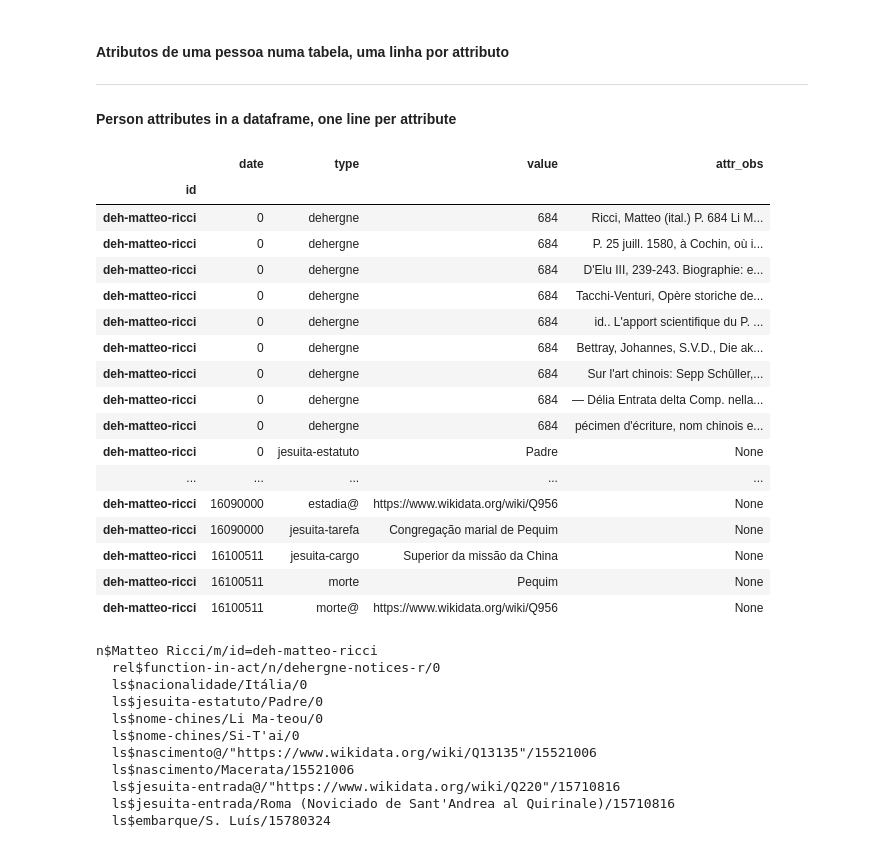
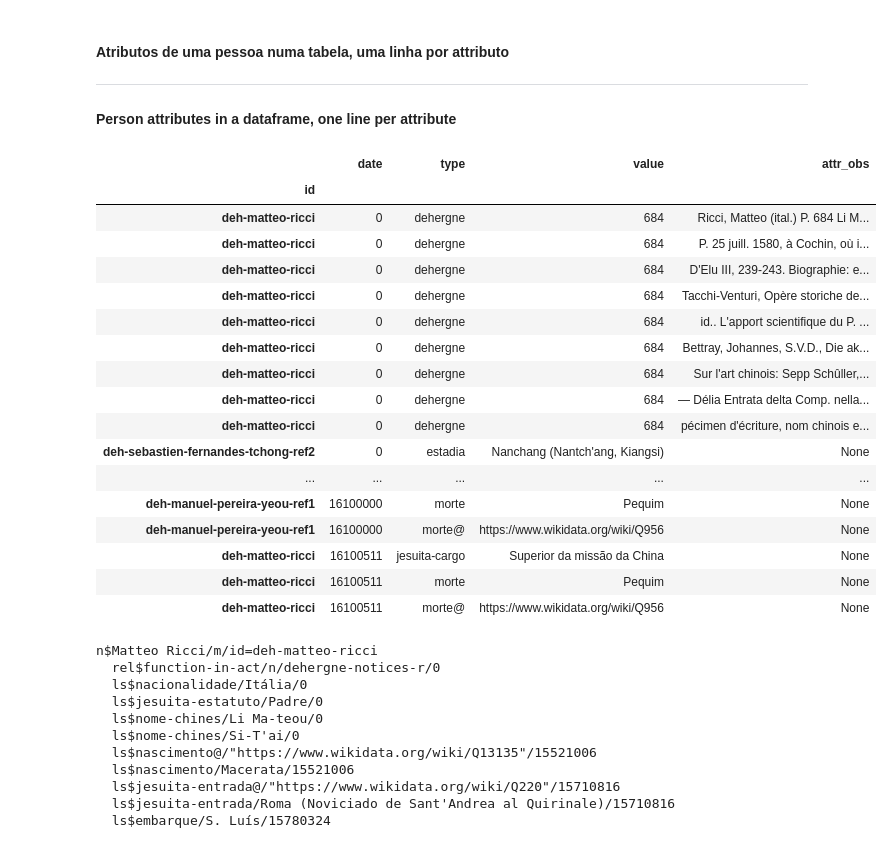
Before and after one commit to joaquimrcarvalho/dehergne-locations, a Jupyter notebook: notebooks/0-tutorial.ipynb, the cells around one changed output. Drawn from its saved outputs; the diff is of its cells as text; code cells hidden in the pictures.

```diff
--- a/notebooks/0-tutorial.ipynb
+++ b/notebooks/0-tutorial.ipynb
@@ -188,11 +186,14 @@ from timelink.api.models import Person
 show_only=10
 
 with tlnb.db.session() as session:
-    ricci = session.query(Person).filter(Person.name.like('%Ricci')).all()
+    ricci = session.query(Person).filter(Person.name.like('M%Ricci')).all()
 
     for mr in ricci[:show_only]:
         print(mr.to_kleio())
         print()
+
+ricci_ids = [mr.id for mr in ricci]
+print(ricci_ids)
 # %% [output]
 referido$Matteo Ricci/m/id=deh-joao-barradas-ref1
   rel$function-in-act/referido/dehergne-notices-b/0
@@ -477,28 +481,28 @@ df_totals.head(10)
 # %%
 import pandas as pd
 from timelink.pandas import group_attributes as person_attributes
 
 pd.set_option('display.max_rows',1000)
 
 id = 'deh-matteo-ricci'
-pdf = person_attributes([id],db=tlnb.db)  # note id in a list
+pdf = person_attributes(ricci_ids,db=tlnb.db)  # note id in a list
 pdf[['date','type','value','attr_obs']].sort_values(['date','type'])
 # %% [output]
 |  | date | type | value | attr_obs |
 | id |  |  |  |  |
 | deh-matteo-ricci | 0 | dehergne | 684 | Ricci, Matteo (ital.) P. 684 Li M... |
 | deh-matteo-ricci | 0 | dehergne | 684 | P. 25 juill. 1580, à Cochin, où i... |
 | deh-matteo-ricci | 0 | dehergne | 684 | D'Elu III, 239-243. Biographie: e... |
 | deh-matteo-ricci | 0 | dehergne | 684 | Tacchi-Venturi, Opère storiche de... |
 | deh-matteo-ricci | 0 | dehergne | 684 | id.. L'apport scientifique du P. ... |
 | deh-matteo-ricci | 0 | dehergne | 684 | Bettray, Johannes, S.V.D., Die ak... |
 | deh-matteo-ricci | 0 | dehergne | 684 | Sur l'art chinois: Sepp Schûller,... |
 | deh-matteo-ricci | 0 | dehergne | 684 | — Délia Entrata delta Comp. nella... |
 | deh-matteo-ricci | 0 | dehergne | 684 | pécimen d'écriture, nom chinois e... |
-| deh-matteo-ricci | 0 | jesuita-estatuto | Padre | None |
+| deh-sebastien-fernandes-tchong-ref2 | 0 | estadia | Nanchang (Nantch'ang, Kiangsi) | None |
 | ... | ... | ... | ... | ... |
-| deh-matteo-ricci | 16090000 | estadia@ | https://www.wikidata.org/wiki/Q956 | None |
-| deh-matteo-ricci | 16090000 | jesuita-tarefa | Congregação marial de Pequim | None |
+| deh-manuel-pereira-yeou-ref1 | 16100000 | morte | Pequim | None |
+| deh-manuel-pereira-yeou-ref1 | 16100000 | morte@ | https://www.wikidata.org/wiki/Q956 | None |
 | deh-matteo-ricci | 16100511 | jesuita-cargo | Superior da missão da China | None |
 | deh-matteo-ricci | 16100511 | morte | Pequim | None |
 | deh-matteo-ricci | 16100511 | morte@ | https://www.wikidata.org/wiki/Q956 | None |
```
Also changed, not shown: parts of 5 cells of this notebook.
